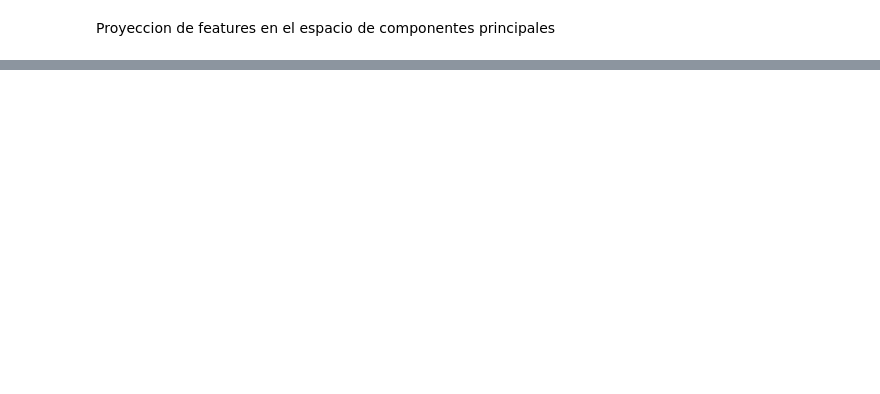
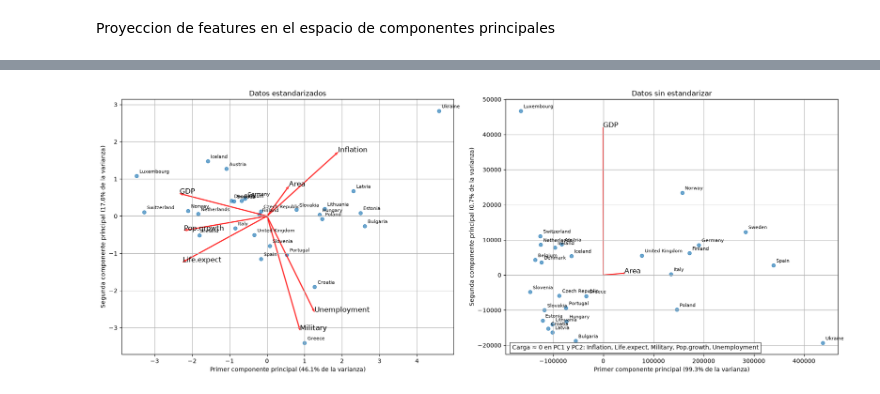
Before and after one commit to JulianDamelamia/guia_pca, a Jupyter notebook: actividad_2_3.ipynb, the cells around one changed output, grey strips where cells are left out. Drawn from its saved outputs; the diff is of its cells as text; code cells hidden in the pictures; blank space fills up the shorter version.

```diff
--- a/actividad_2_3.ipynb
+++ b/actividad_2_3.ipynb
@@ -129,0 +134,9 @@ Text(0, 0.5, 'Segunda componente principal')
+# %%
+X_proyectado_raw, componentes_raw, varianza_explicada_raw = pca_svd(X)
+
+print(f'Features = {features}')
+print(f'Varianza por feature (sin estandarizar) = {[f"{v:.3g}" for v in X.var(axis=0, ddof=1)]}')
+print(f'Comp. Principal 1 = {[round(float(a), 3) for a in componentes_raw[0]]}')
+print(f'Comp. Principal 2 = {[round(float(a), 3) for a in componentes_raw[1]]}')
+print(f'Varianza explicada (estandarizado)    = {np.round(varianza_explicada[:3], 3)}')
+print(f'Varianza explicada (sin estandarizar) = {np.round(varianza_explicada_raw[:3], 3)}')
@@ -129,0 +150,33 @@ Text(0, 0.5, 'Segunda componente principal')
+# %%
+def biplot(ax, X_proy, comps, var_exp, titulo):
+    ax.grid()
+    ax.set_title(titulo)
+    ax.scatter(X_proy[:, 0], X_proy[:, 1], alpha=0.65)
+    for i, row in df.iterrows():
+        ax.annotate(row[id], (X_proy[i, 0], X_proy[i, 1]), xytext=(5, 5), textcoords='offset points', fontsize=8)
+
+    # Escala de las flechas relativa al rango de los datos proyectados, para que
+    # entren en el gráfico en ambos casos (las escalas son muy distintas)
+    escala = 0.9 * min(np.abs(X_proy[:, k]).max() / np.abs(comps[k]).max() for k in range(2))
+    despreciables = []
+    for i in range(len(features)):
+        # Las features con carga casi nula en ambas componentes no se dibujan (quedarían todas encimadas en el origen)
+        if np.hypot(comps[0][i], comps[1][i]) < 0.05:
+            despreciables.append(features[i])
+            continue
+        ax.arrow(0, 0, escala * comps[0][i], escala * comps[1][i], color='r', alpha=0.65,
+                 width=0.004 * escala, length_includes_head=True)
+        ax.text(escala * comps[0][i], escala * comps[1][i], s=features[i], fontdict={'color': 'k', 'size': 12})
+    if despreciables:
+        ax.text(0.02, 0.02, 'Carga ≈ 0 en PC1 y PC2: ' + ', '.join(despreciables), transform=ax.transAxes,
+                fontsize=10, bbox={'facecolor': 'white', 'alpha': 0.8})
+    ax.set_xlabel(f'Primer componente principal ({var_exp[0]:.1%} de la varianza)')
+    ax.set_ylabel(f'Segunda componente principal ({var_exp[1]:.1%} de la varianza)')
+
+fig, ax = plt.subplots(1, 2, figsize=(18, 7))
+biplot(ax[0], X_proyectado, componentes, varianza_explicada, 'Datos estandarizados')
+biplot(ax[1], X_proyectado_raw, componentes_raw, varianza_explicada_raw, 'Datos sin estandarizar')
+plt.tight_layout()
+plt.show()
+# %% [output]
+[figure, added]
```
Also changed, not shown: parts of 6 cells of this notebook.
